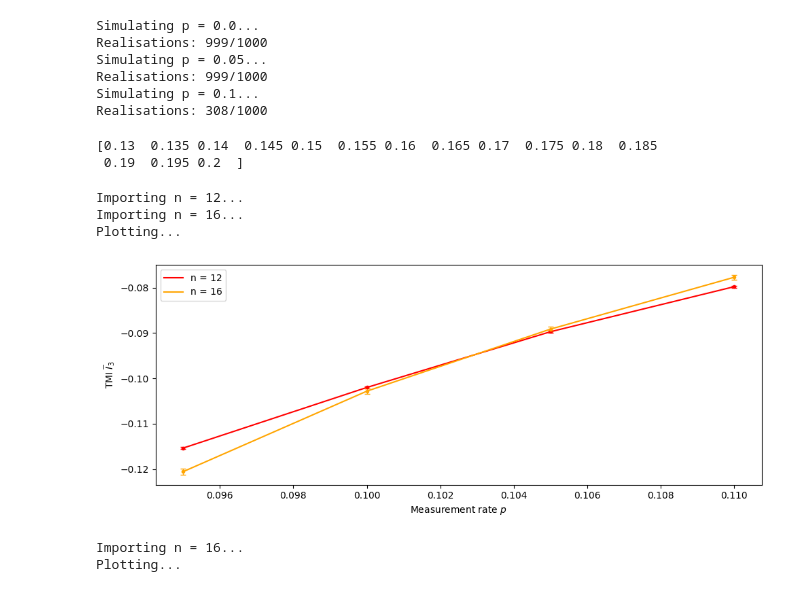
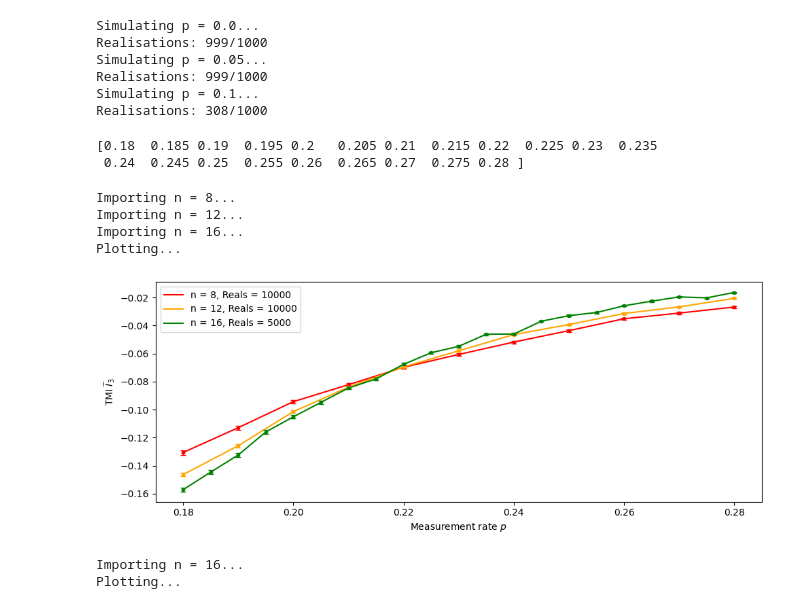
Before and after one commit to amarce4/mipt, a Jupyter notebook: python/mipt.ipynb, the cells around one changed output. Saved outputs shown, nothing was run; the diff lists cells and outputs as text; code cells hidden in the pictures.

```diff
--- a/python/mipt.ipynb
+++ b/python/mipt.ipynb
@@ -124,12 +124,12 @@ Simulating p = 0.1...
 Realisations: 308/1000
 # %%
 import numpy as np
-print(np.linspace(0.13, 0.2, 15))
+print(np.linspace(0.18, 0.28, 21))
 # d = 4
 # print(list(range(0, 2*d+1, d)))
 # %% [output]
-[0.13  0.135 0.14  0.145 0.15  0.155 0.16  0.165 0.17  0.175 0.18  0.185
- 0.19  0.195 0.2  ]
+[0.18  0.185 0.19  0.195 0.2   0.205 0.21  0.215 0.22  0.225 0.23  0.235
+ 0.24  0.245 0.25  0.255 0.26  0.265 0.27  0.275 0.28 ]
 # %%
 import pandas as pd
 import numpy as np
@@ -138,24 +138,26 @@ from matplotlib import pyplot as plt
 # -----------------------
 # User controls
 # -----------------------
-P_MIN = 0.095
-P_MAX = 0.11
+P_MIN = 0.0
+P_MAX = 0.5
 
 CHUNKSIZE = 1_000_000  # increase/decrease depending on RAM
 
+files = [
+    "cpp/tmi_fermion2c_n_8_real_10000_0.18_0.28.csv",
+    "cpp/tmi_fermion2c_n_12_real_10000_0.18_0.28.csv",
+    "cpp/csv/tmi/fermion2c/tmi_fermion2c_n_16_real_5000_0.18_0.28_res_21.csv",
+    "cpp/csv/tmi/fermion2c/tmi_fermion2c_n_20_real_500_0.18_0.28_res_11.csv",
+]
+
+reals = [10000, 10000, 5000, 500]
+
 # files = [
-#     "csv/tmi/fermion2c/tmi_fermion2c_n_8_real_50k_0.1_0.5_res_81.csv",
-#     "csv/tmi/fermion2c/tmi_fermion2c_n_12_real_25k_0.1_0.5.csv",
-#     "csv/tmi/fermion2c/tmi_fermion2c_n_16_real_2500_0.1_0.5.csv",
-#     "csv/tmi/fermion2c/tmi_fermion2c_n_20_real_250_0.1_0.5.csv",
+#     "csv/tmi_qubit_n_12_real_100k_0.13_0.2.csv",
+#     "csv/tmi_qubit_n_16_real_1k_0.13_0.2.csv"
 # ]
 
-files = [
-    "tmi_fermion2c_n_12_real_100k_0.08_0.13.csv",
-    "tmi_fermion2c_n_16_real_10k_0.08_0.13.csv"
-]
-
-ns = [12, 16]
+ns = [8, 12, 16]
 colors = ["red", "orange", "green", "blue"]
 
 
@@ -229,35 +231,36 @@ print("Plotting...")
 
 fig, ax1 = plt.subplots(1, 1, figsize=(10, 4))
 
 for i, n in enumerate(ns):
     ax1.errorbar(
         ps_arr[i],
         mean_arr[i],
         yerr=std_arr[i],
         fmt=".",
         color=colors[i],
         ecolor=colors[i],
         capsize=3,
         elinewidth=1,
     )
 
     ax1.plot(
         ps_arr[i],
         mean_arr[i],
         color=colors[i],
-        label=f"n = {n}",
+        label=f"n = {n}, Reals = {reals[i]}",
     )
 
 ax1.set_xlabel(r"Measurement rate $p$")
 ax1.set_ylabel(r"TMI $\overline{I}_3$")
 ax1.legend()
 fig.tight_layout()
 plt.show()
 # %% [output]
+Importing n = 8...
 Importing n = 12...
 Importing n = 16...
 Plotting...
-[figure, old version]
+[figure, new version]
 # %%
 import pandas as pd
 import numpy as np
```
Also changed, not shown: 7 other files.
